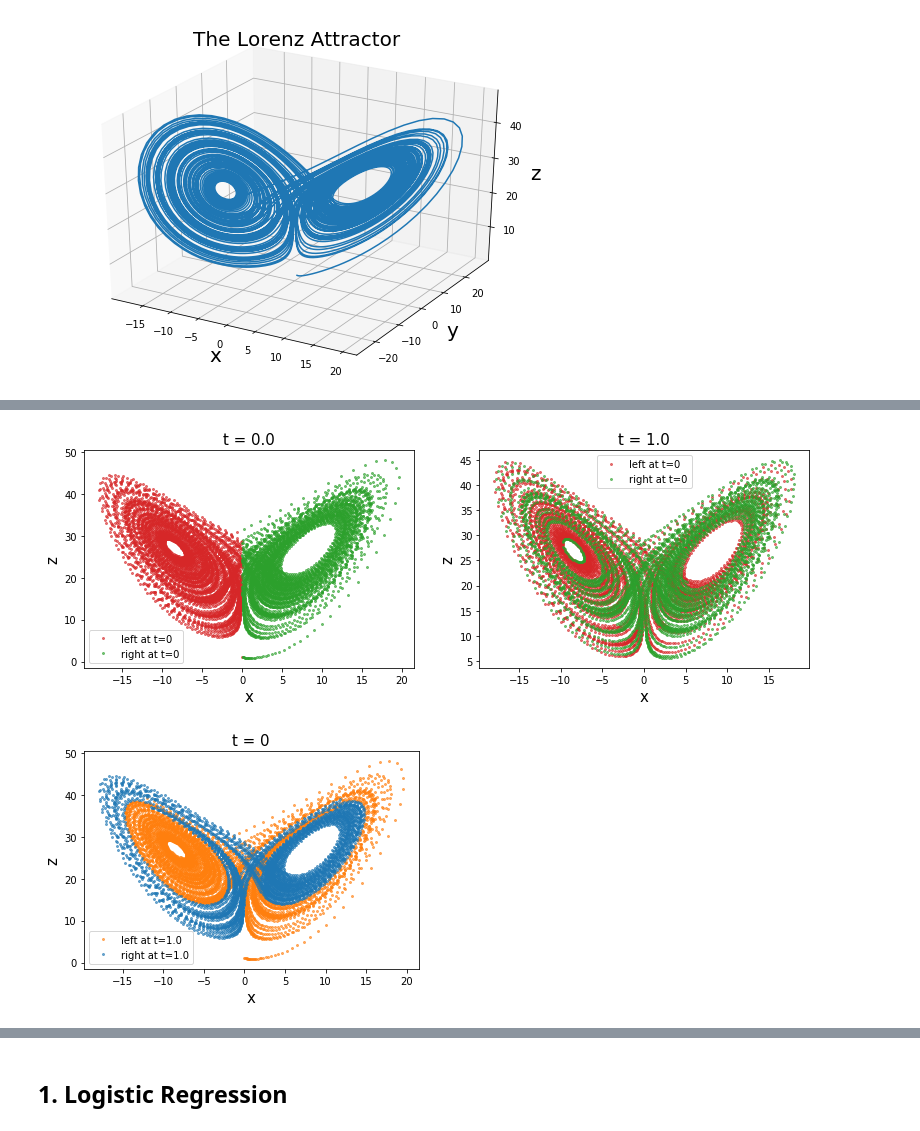
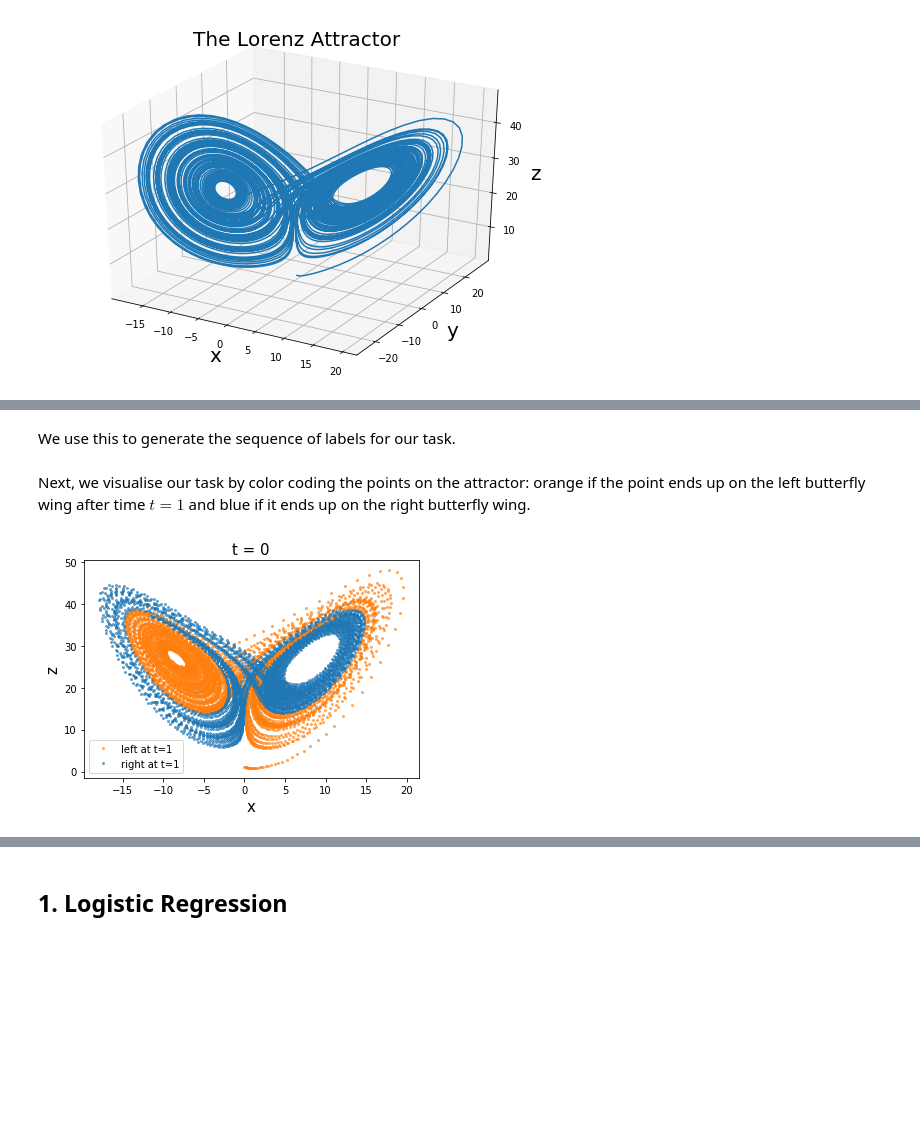
Before and after one commit to sotakao/STUOD_Hackathon_2021, a Jupyter notebook: tutorials/Part1-Classification.ipynb, the cells around one changed output, grey strips where cells are left out. Saved outputs shown, nothing was run; the diff lists cells and outputs as text; code cells hidden in the pictures; blank space fills up the shorter version.

```diff
--- a/tutorials/Part1-Classification.ipynb
+++ b/tutorials/Part1-Classification.ipynb
@@ -20,7 +71,7 @@ L63.plot()
 # %%
 def which_wing(X: np.array, lag: int) -> np.array:
     """ Returns array of 0s and 1s corresponding to whether a point on the attractor lands on the
-        left or right wing respectively after time=lag
+        left or right wing respectively after n = lag timesteps
         Args:
             X: array of shape (num_samples, 3)
 
@@ -28,3 +79,5 @@ def which_wing(X: np.array, lag: int) -> np.array:
     """
     x, y, z = X.transpose()
     return (x[lag:] > 0).astype(int)
+# %% [markdown]
+We use this to generate the sequence of labels for our task.
@@ -31,58 +94,25 @@ def which_wing(X: np.array, lag: int) -> np.array:
+# %% [markdown]
+Next, we visualise our task by color coding the points on the attractor: orange if the point ends up on the left butterfly wing after time $t=1$ and blue if it ends up on the right butterfly wing.
 # %%
-tfinal = 1.
-tsteps = int(tfinal/dt)
-X = L63.trajectory
-N = L63.num_samples
-initial_labels = which_wing(X,lag=0)[:N-tsteps]
+# Get indices corresponding to left/right wing after time t=1
+left_indices = np.argwhere(labels == 0)
+right_indices = np.argwhere(labels == 1)
 
-left_indices = np.argwhere(initial_labels == 0)
-right_indices = np.argwhere(initial_labels == 1)
-
-initially_left_X_t0 = np.array([X[i] for i in left_indices]).squeeze()
-initially_right_X_t0 = np.array([X[i] for i in right_indices]).squeeze()
-
-initially_left_X_t100 = np.array([X[i + tsteps] for i in left_indices]).squeeze()
-initially_right_X_t100 = np.array([X[i + tsteps] for i in right_indices]).squeeze()
-
-initially_left_X = np.stack([initially_left_X_t0, initially_left_X_t100])
-initially_right_X = np.stack([initially_right_X_t0, initially_right_X_t100])
+# Extract subset of X that lies on the left/right wing after time t=1
+eventually_left_X = np.array([X[i] for i in left_indices]).squeeze()
+eventually_right_X = np.array([X[i] for i in right_indices]).squeeze()
 
 # Plot
-fig = plt.figure(figsize=(13, 4))
-timestamps = [0, tsteps]
-for i in range(2):
-    ax = plt.subplot(1, 2, i+1)
-    left_x, left_z = initially_left_X[i][:,0], initially_left_X[i][:,2]
-    right_x, right_z = initially_right_X[i][:,0], initially_right_X[i][:,2]
-    plt.plot(left_x, left_z, 'o', color='tab:red', ms=2, alpha=0.6, label=f'left at t={0}')
-    plt.plot(right_x, right_z, 'o', color='tab:green', ms=2, alpha=0.6, label=f'right at t={0}')
-    ax.set_xlabel('x', fontsize=15)
-    ax.set_ylabel('z', fontsize=15)
-    ax.set_title(f't = {timestamps[i]*dt}', fontsize=15)
-    ax.legend()
+fig = plt.figure(figsize=(6, 4))
+ax = plt.gca()
+left_x, left_z = eventually_left_X[:,0], eventually_left_X[:,2]
+right_x, right_z = eventually_right_X[:,0], eventually_right_X[:,2]
+plt.plot(left_x, left_z, 'o', color='tab:orange', ms=2, alpha=0.6, label=f'left at t={int(tfinal)}')
+plt.plot(right_x, right_z, 'o', color='tab:blue', ms=2, alpha=0.6, label=f'right at t={int(tfinal)}')
+ax.set_xlabel('x', fontsize=15)
+ax.set_ylabel('z', fontsize=15)
+ax.set_title(f't = 0', fontsize=15)
+ax.legend()
+plt.show()
 # %% [output]
-[figure, old version]
+[figure, new version]
-# %%
-lag = tsteps
-labels = which_wing(X,lag=lag)
-
-left_indices = np.argwhere(labels == 0)
-right_indices = np.argwhere(labels == 1)
-
-eventually_left_X = np.array([X[i] for i in left_indices]).squeeze()
-eventually_right_X = np.array([X[i] for i in right_indices]).squeeze()
-
-# Plot
-fig = plt.figure(figsize=(6, 4))
-ax = plt.gca()
-left_x, left_z = eventually_left_X[:,0], eventually_left_X[:,2]
-right_x, right_z = eventually_right_X[:,0], eventually_right_X[:,2]
-plt.plot(left_x, left_z, 'o', color='tab:orange', ms=2, alpha=0.6, label=f'left at t={tsteps*dt}')
-plt.plot(right_x, right_z, 'o', color='tab:blue', ms=2, alpha=0.6, label=f'right at t={tsteps*dt}')
-ax.set_xlabel('x', fontsize=15)
-ax.set_ylabel('z', fontsize=15)
-ax.set_title(f't = 0', fontsize=15)
-ax.legend()
-plt.show()
-# %% [output]
-[figure, removed]
```
Also changed, not shown: parts of 22 cells of this notebook, 3 other files.
